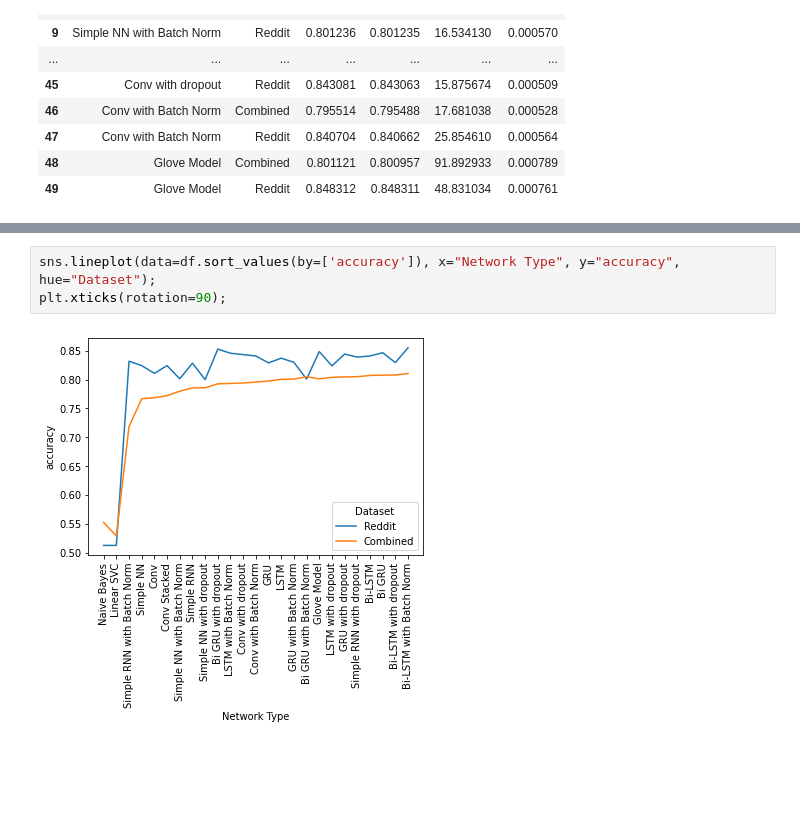
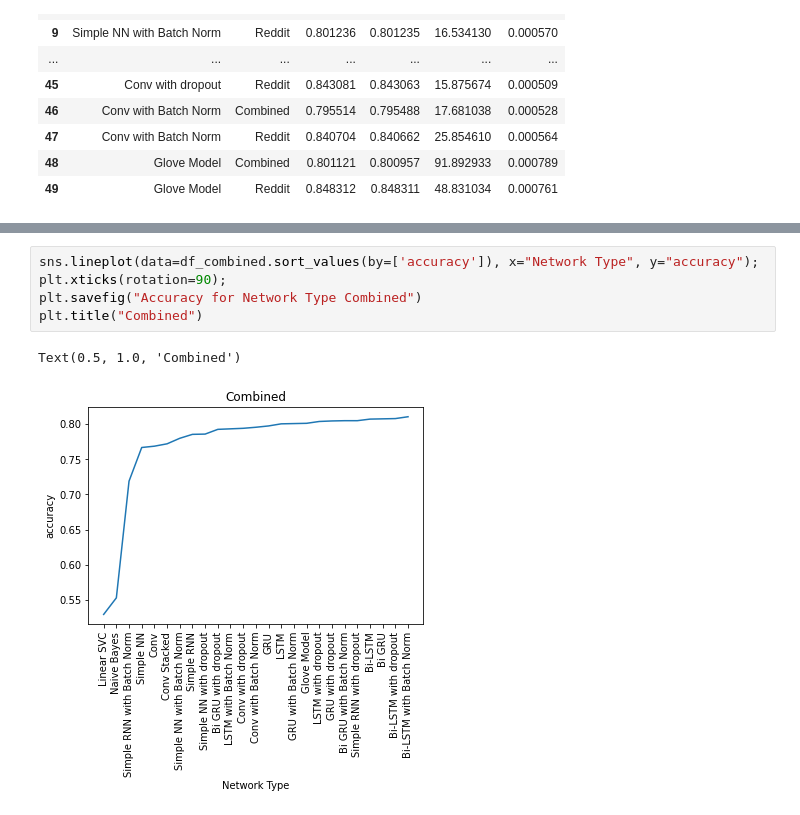
Before and after one commit to abishekshyamsunder/Hate-Speech-Classification, a Jupyter notebook: analysis.ipynb, the cells around one changed output, grey strips where cells are left out. Cells and saved outputs as stored; diff of their text form; blank space fills up the shorter version.

```diff
--- a/analysis.ipynb
+++ b/analysis.ipynb
@@ -53,5 +85,8 @@ sns.scatterplot(data=df_reddit, x="train_time", y="accuracy", hue="Network Type"
 # %%
-sns.lineplot(data=df.sort_values(by=['accuracy']), x="Network Type", y="accuracy", hue="Dataset");
+sns.lineplot(data=df_combined.sort_values(by=['accuracy']), x="Network Type", y="accuracy");
 plt.xticks(rotation=90);
+plt.savefig("Accuracy for Network Type Combined")
+plt.title("Combined")
 # %% [output]
+Text(0.5, 1.0, 'Combined')
-[figure, old version]
+[figure, new version]
```
Also changed, not shown: parts of 10 cells of this notebook, 3 other files.
